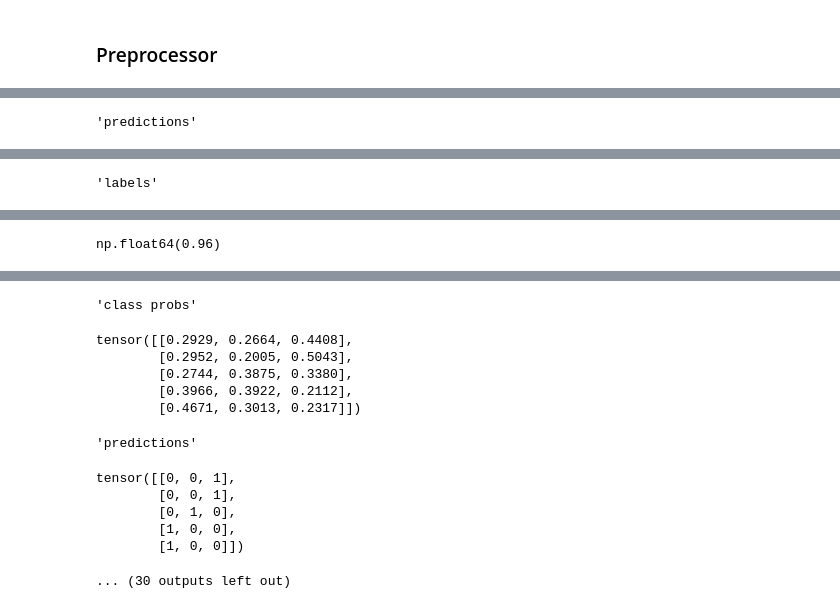
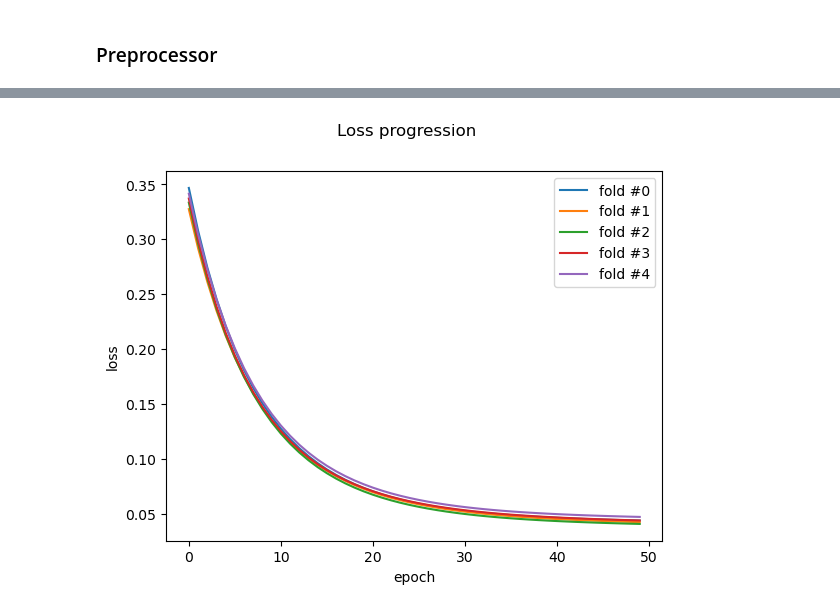
Before and after one commit to rzhen3/ML4FUN, a Jupyter notebook: wine_dataset/wine_origin.ipynb, the cells around one changed output, grey strips where cells are left out. Cells and saved outputs as stored; diff of their text form; code cells hidden in the pictures.

```diff
--- a/wine_dataset/wine_origin.ipynb
+++ b/wine_dataset/wine_origin.ipynb
@@ -238,9 +329,9 @@ class LinearRegression:
 # %%
-# testing out onehot
-t3 = torch.rand(size = (10, 3))
+# # testing out onehot
+# t3 = torch.rand(size = (10, 3))
 
-preds = torch.argmax(t3, dim = 1)
-display(t3)
-display(preds)
-onehot = F.one_hot(preds)
-display(onehot)
+# preds = torch.argmax(t3, dim = 1)
+# display(t3)
+# display(preds)
+# onehot = F.one_hot(preds)
+# display(onehot)
@@ -470,10 +549,12 @@ TODO:
 # %%
 
-LRClassifier = LinearRegression(13, 3, loss_fn = ce_loss, get_grad = get_mce_grad)
+LRClassifier = LinearRegression(
+    13, 3, loss_fn = mean_square_loss, get_grad = get_mse_grad
+)
 
 # constants
 TEST_SIZE = 0.3
-NUM_EPOCHS = 100
+NUM_EPOCHS = 50
 NUM_FOLDS = 5
 
 fold_accs = []
@@ -484,10 +565,15 @@ X_train, X_test, y_train, y_test = train_test_split(wine_X, wine_y, test_size =
 
 kf = KFold(n_splits = NUM_FOLDS, random_state = 0, shuffle = True)
 
-for i, (train_ids, val_ids) in enumerate(kf.split(X_train, y_train)):
+for fold_num, (train_ids, val_ids) in enumerate(kf.split(X_train, y_train)):
 
     # intialize regression
-    LRClassifier = LinearRegression(13, 3, loss_fn = ce_loss, get_grad = get_mce_grad)
+    LRClassifier = LinearRegression(
+        13, 3, loss_fn = mean_square_loss, get_grad = get_mse_grad
+    )
+    # LRClassifier = LinearRegression(
+    # 13, 3, loss_fn = ce_loss, get_grad = get_log_reg_grad
+    # )
 
     infold_X = X_train.iloc[train_ids]
     infold_y = y_train.iloc[train_ids]
@@ -513,36 +599,29 @@ for i, (train_ids, val_ids) in enumerate(kf.split(X_train, y_train)):
 
 
     # DEBUG PRINTS
-    display('class probs')
-    display(LRClassifier.predict_proba(outfold_X_preproc)[:5])
-    display('predictions')
-    display(preds[:5])
-    display('labels')
-    display(outfold_y[:5])
+    # display('class probs')
+    # display(LRClassifier.predict_proba(outfold_X_preproc)[:5])
+    # display('predictions')
+    # display(preds[:5])
+    # display('labels')
+    # display(outfold_y[:5])
 
 
     # calculate misclassification
     acc = np.sum([ 1 for i, j in zip(preds, outfold_y) if torch.equal(i, j)]) / preds.shape[0]
-    display(acc)
     fold_accs.append(acc)
-    # count = 0
-    # for a, b in zip(preds[:5], outfold_y[:5]):
 
-    #     # display(a, b)
-
-    #     # display('---')
-    #     if torch.equal(a, b):
-    #         count+=1
-    # display(count)
-
-    display(LRClassifier.losses)
+    # display('losses')
+    # display(LRClassifier.losses)
     plt.plot(
         [i for i in range(len(LRClassifier.losses))],
         LRClassifier.losses,
+        label = f"fold #{fold_num}"
     )
-
-
-
+plt.legend()
+plt.suptitle("Loss progression")
+plt.ylabel("loss")
+plt.xlabel("epoch")
 
 
 
@@ -562 +635,0 @@ tensor([[0.2536, 0.1565, 0.5899],
-'predictions'
@@ -568 +635,0 @@ tensor([[0, 0, 1],
-'labels'
@@ -574 +635,0 @@ tensor([[0., 0., 1.],
-np.float64(0.96)
@@ -592,13 +636 @@ np.float64(0.96)
-'class probs'
-tensor([[0.2929, 0.2664, 0.4408],
-        [0.2952, 0.2005, 0.5043],
-        [0.2744, 0.3875, 0.3380],
-        [0.3966, 0.3922, 0.2112],
-        [0.4671, 0.3013, 0.2317]])
-'predictions'
-tensor([[0, 0, 1],
-        [0, 0, 1],
-        [0, 1, 0],
-        [1, 0, 0],
-        [1, 0, 0]])
-... (30 outputs left out)
+[figure, added]
```
Also changed, not shown: parts of 16 cells of this notebook.
